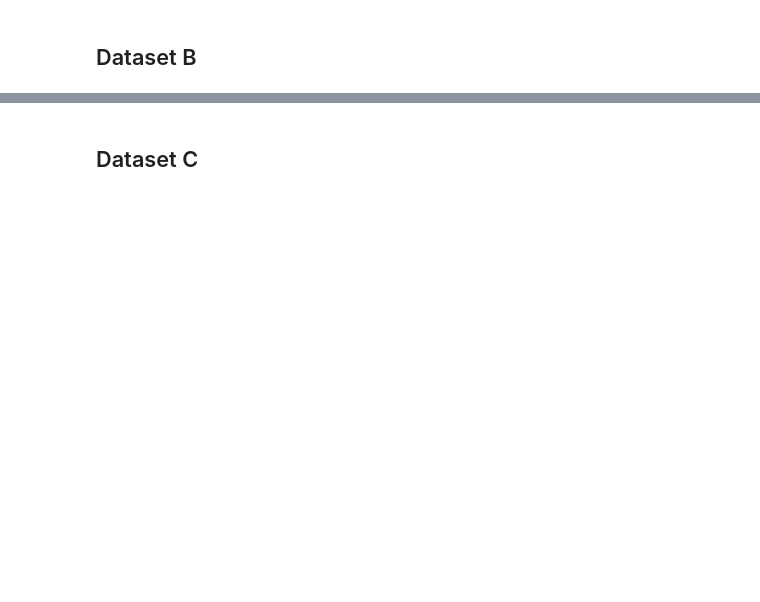
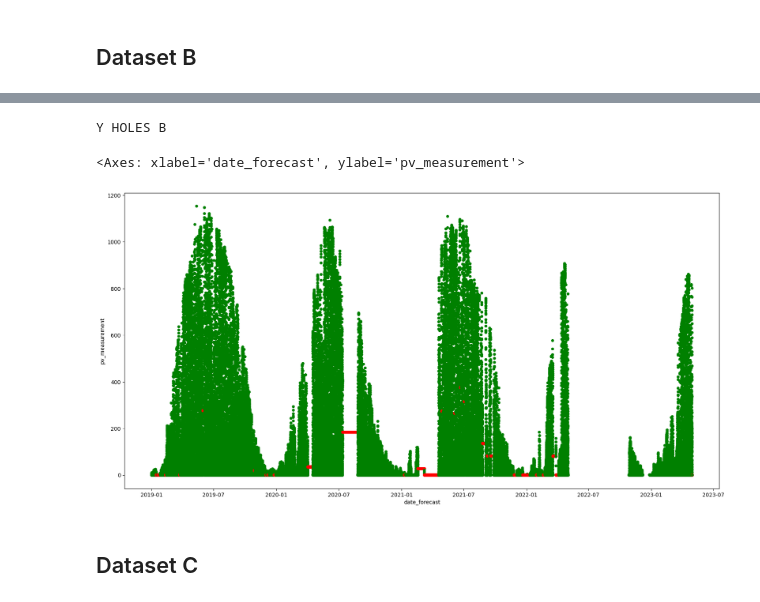
Before and after one commit to nasols/TDT4174-Machine-Learning, a Jupyter notebook: log_preds/log_plots.ipynb, the cells around one changed output, grey strips where cells are left out. Saved outputs shown, nothing was run; the diff lists cells and outputs as text; code cells hidden in the pictures; blank space fills up the shorter version.

```diff
--- a/log_preds/log_plots.ipynb
+++ b/log_preds/log_plots.ipynb
@@ -77,2 +39,15 @@ print(tb_part)
+# %%
+y_train_b_const_idx = find_const_interval(dml.train_b, 'pv_measurement', y_hole_length)
+
+tb = dml.train_b
+
+tb['color'] = tb.index.map(lambda x: 'red' if x in y_train_b_const_idx else 'green')
+
+print("Y HOLES B")
+tb.plot(x='date_forecast', y='pv_measurement', kind='scatter', c=tb['color'], figsize=(20, 10))
+# %% [output]
+Y HOLES B
+<Axes: xlabel='date_forecast', ylabel='pv_measurement'>
+[figure, added]
 # %% [markdown]
 ## Dataset C
```
Also changed, not shown: parts of 10 cells of this notebook, 2 other files.
